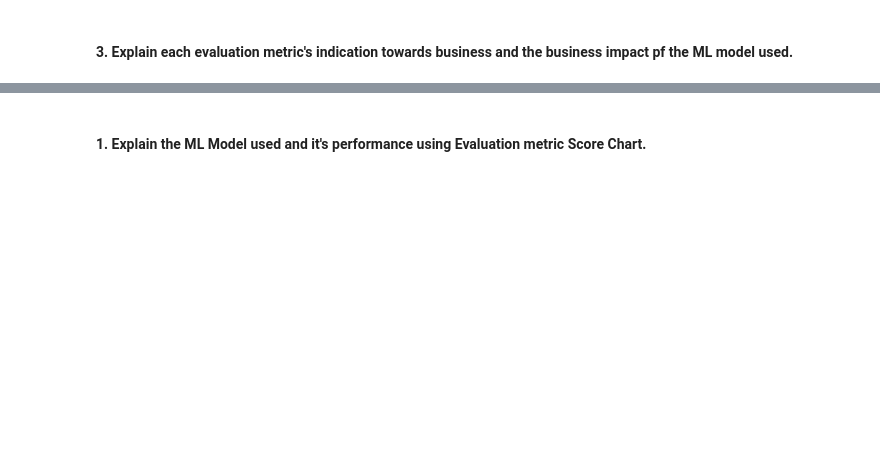
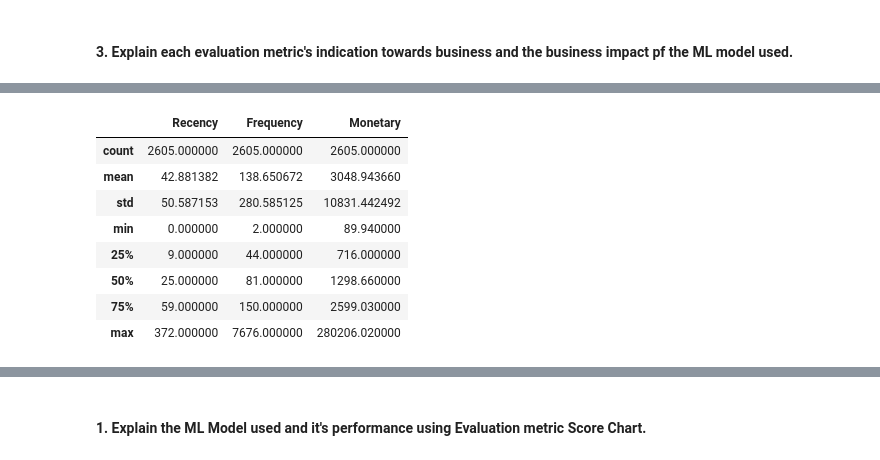
Before and after one commit to akshat-mishra-ds/Myntra-Online-Retail-Customer-Segmentation, a Jupyter notebook: Myntra_Online_Retail_Customer_Segmentation.ipynb, the cells around one changed output, grey strips where cells are left out. Cells and saved outputs as stored; diff of their text form; code cells hidden in the pictures; blank space fills up the shorter version.

```diff
--- a/Myntra_Online_Retail_Customer_Segmentation.ipynb
+++ b/Myntra_Online_Retail_Customer_Segmentation.ipynb
@@ -1367,0 +1390,4 @@ Answer Here.
+# %%
+# assigning cluster labels
+rfm_df['hierarchical_clusters'] = hc.labels_
+rfm_df.head()
@@ -1367,0 +1402,13 @@ Answer Here.
+# %%
+# cluster label_0 summary
+rfm_df[rfm_df['hierarchical_clusters'] == 0][['Recency', 'Frequency', 'Monetary']].describe()
+# %% [output]
+|  | Recency | Frequency | Monetary |
+| count | 2605.000000 | 2605.000000 | 2605.000000 |
+| mean | 42.881382 | 138.650672 | 3048.943660 |
+| std | 50.587153 | 280.585125 | 10831.442492 |
+| min | 0.000000 | 2.000000 | 89.940000 |
+| 25% | 9.000000 | 44.000000 | 716.000000 |
+| 50% | 25.000000 | 81.000000 | 1298.660000 |
+| 75% | 59.000000 | 150.000000 | 2599.030000 |
+| max | 372.000000 | 7676.000000 | 280206.020000 |
```
Also changed, not shown: parts of 54 cells of this notebook.
